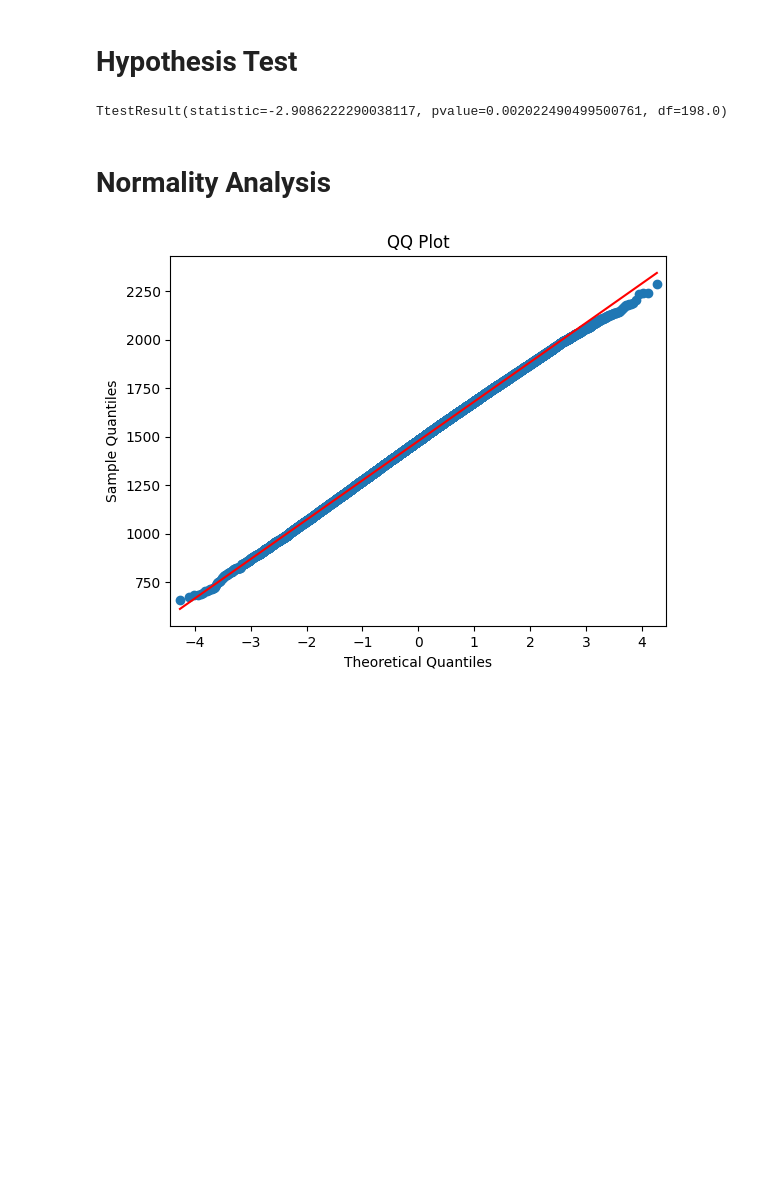
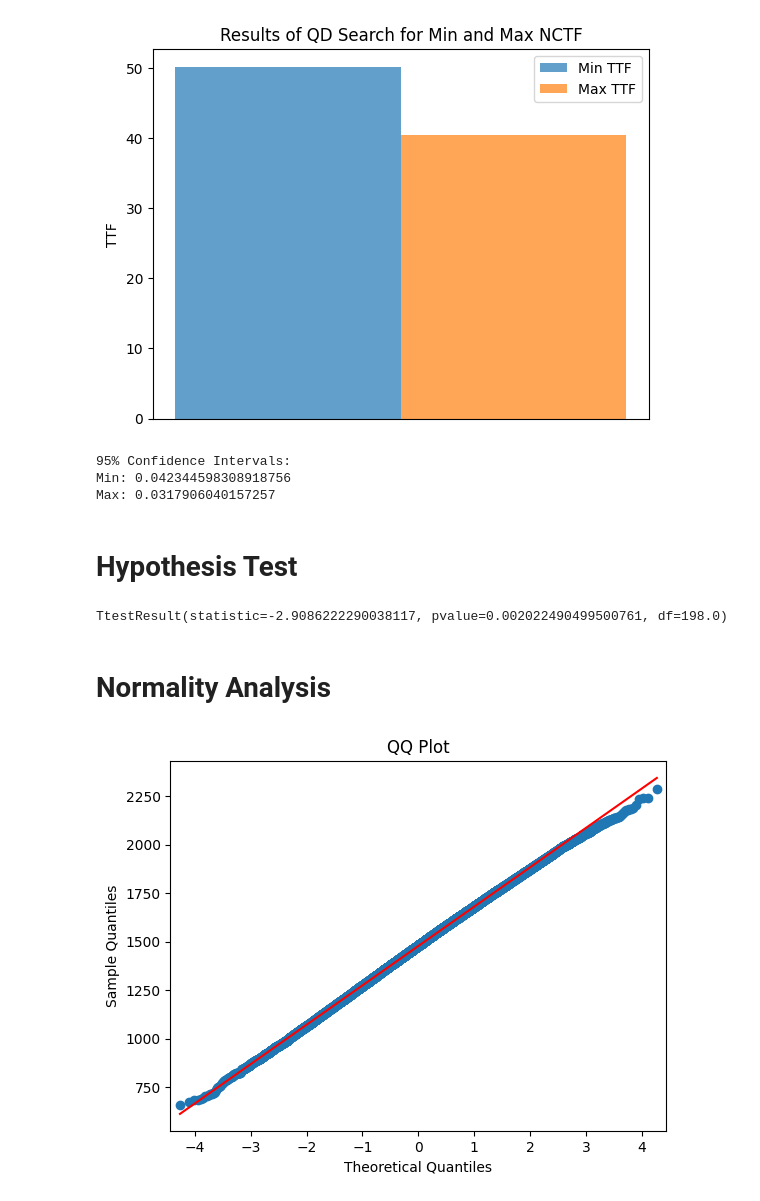
Before and after one commit to tsukuba-websci/InnovationNetworks, a Jupyter notebook: qd/statistical_analysis.ipynb, the cells around one changed output. Cells and saved outputs as stored; diff of their text form; code cells hidden in the pictures; blank space fills up the shorter version.

Commit message:
Add full search (#3)

```diff
--- a/qd/statistical_analysis.ipynb
+++ b/qd/statistical_analysis.ipynb
@@ -41,3 +47,21 @@ Max standard deviation: 203.4063759287793
 
 Min sample variance: 0.0
 Max sample variance: 0.0
+# %%
+min_ttf_mean = np.mean(min_ttf_array)
+max_ttf_mean = np.mean(max_ttf_array)
+
+min_ttf_std = min_nctf_array.std()
+max_ttf_std = max_nctf_array.std()
+
+min_ttf_variance = np.var(min_ttf_std)
+max_ttf_variance = np.var(max_ttf_std)
+
+print(f"Min mean: {min_ttf_mean}")
+print(f"Max mean: {max_ttf_mean}")
+print()
+print(f"Min standard deviation: {min_ttf_std}")
+print(f"Max standard deviation: {max_ttf_std}")
+print()
+print(f"Min sample variance: {min_ttf_variance}")
+print(f"Max sample variance: {max_ttf_variance}")
@@ -87,3 +120,46 @@ Max: 1.2607241764675756
+# %%
+confidence = 0.95
+
+# Calculate the confidence interval for min_nctf_array
+n = len(min_ttf_array)
+std_err1 = np.std(min_ttf_array, ddof=1) / np.sqrt(n)  # Using sample standard deviation with ddof=1
+ci_min = std_err1 * stats.t.ppf((1 + confidence) / 2, n - 1)
+
+# Calculate the confidence interval for max_nctf_array
+n = len(max_ttf_array)
+std_err2 = np.std(max_ttf_array, ddof=1) / np.sqrt(n)  # Using sample standard deviation with ddof=1
+ci_max = std_err2 * stats.t.ppf((1 + confidence) / 2, n - 1)
+
+ind = np.arange(1)
+width = 0.1
+
+# Create a figure and axis
+fig, ax = plt.subplots()
+
+# Bar plots for Min and Max NCTF with error bars
+ax.bar(ind, min_ttf_mean, width, yerr=ci_min, label='Min TTF', alpha=0.7)
+ax.bar(ind + width, max_ttf_mean, width, yerr=ci_max, label='Max TTF', alpha=0.7)
+
+# Set labels and title
+ax.set_xlabel('')
+ax.set_ylabel('TTF')
+ax.set_title('Results of QD Search for Min and Max NCTF')
+ax.set_xticks([])
+
+# Add legend
+ax.legend()
+
+# Display the plot
+plt.show()
+
+print("95% Confidence Intervals:")
+print("Min:", ci_min)
+print("Max:", ci_max)
+# %% [output]
+[figure, added]
+95% Confidence Intervals:
+Min: 0.042344598308918756
+Max: 0.0317906040157257
 # %% [markdown]
 # Hypothesis Test
 # %%
```
Also changed, not shown: parts of 7 cells of this notebook, 8 other files.
